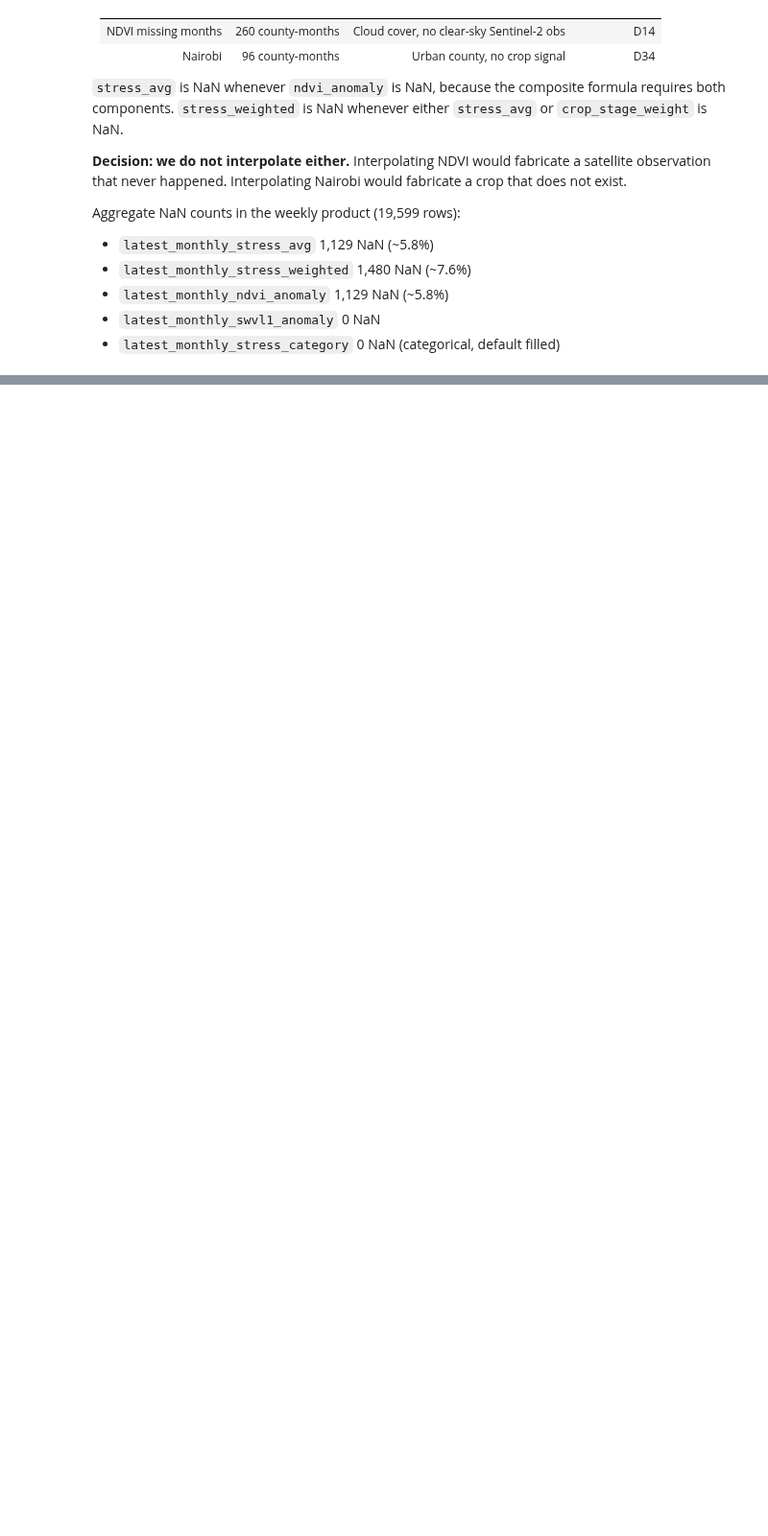
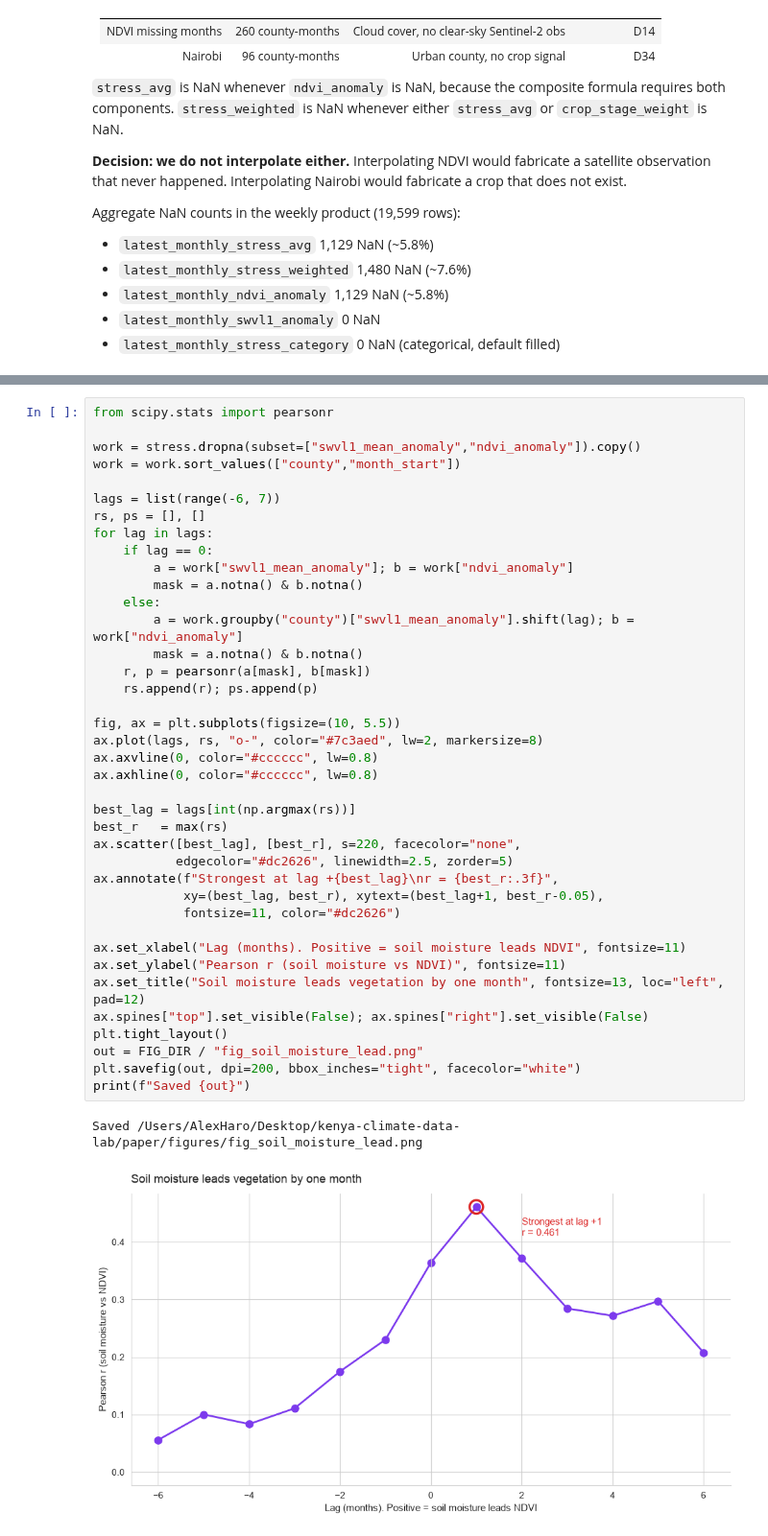
Before and after one commit to alexharonyandega-dev/kenya-climate-data-lab, a Jupyter notebook: notebooks/03_integration.ipynb, the cells around one changed output, grey strips where cells are left out. Shown at 96% size. Cells and saved outputs as stored; diff of their text form; blank space fills up the shorter version.

```diff
--- a/notebooks/03_integration.ipynb
+++ b/notebooks/03_integration.ipynb
@@ -771,0 +930,42 @@ Aggregate NaN counts in the weekly product (19,599 rows):
+# %%
+from scipy.stats import pearsonr
+
+work = stress.dropna(subset=["swvl1_mean_anomaly","ndvi_anomaly"]).copy()
+work = work.sort_values(["county","month_start"])
+
+lags = list(range(-6, 7))
+rs, ps = [], []
+for lag in lags:
+    if lag == 0:
+        a = work["swvl1_mean_anomaly"]; b = work["ndvi_anomaly"]
+        mask = a.notna() & b.notna()
+    else:
+        a = work.groupby("county")["swvl1_mean_anomaly"].shift(lag); b = work["ndvi_anomaly"]
+        mask = a.notna() & b.notna()
+    r, p = pearsonr(a[mask], b[mask])
+    rs.append(r); ps.append(p)
+
+fig, ax = plt.subplots(figsize=(10, 5.5))
+ax.plot(lags, rs, "o-", color="#7c3aed", lw=2, markersize=8)
+ax.axvline(0, color="#cccccc", lw=0.8)
+ax.axhline(0, color="#cccccc", lw=0.8)
+
+best_lag = lags[int(np.argmax(rs))]
+best_r   = max(rs)
+ax.scatter([best_lag], [best_r], s=220, facecolor="none",
+           edgecolor="#dc2626", linewidth=2.5, zorder=5)
+ax.annotate(f"Strongest at lag +{best_lag}\nr = {best_r:.3f}",
+            xy=(best_lag, best_r), xytext=(best_lag+1, best_r-0.05),
+            fontsize=11, color="#dc2626")
+
+ax.set_xlabel("Lag (months). Positive = soil moisture leads NDVI", fontsize=11)
+ax.set_ylabel("Pearson r (soil moisture vs NDVI)", fontsize=11)
+ax.set_title("Soil moisture leads vegetation by one month", fontsize=13, loc="left", pad=12)
+ax.spines["top"].set_visible(False); ax.spines["right"].set_visible(False)
+plt.tight_layout()
+out = FIG_DIR / "fig_soil_moisture_lead.png"
+plt.savefig(out, dpi=200, bbox_inches="tight", facecolor="white")
+print(f"Saved {out}")
+# %% [output]
+Saved /Users/AlexHaro/Desktop/kenya-climate-data-lab/paper/figures/fig_soil_moisture_lead.png
+[figure, added]
```
Also changed, not shown: parts of 12 cells of this notebook, 5 other files.
